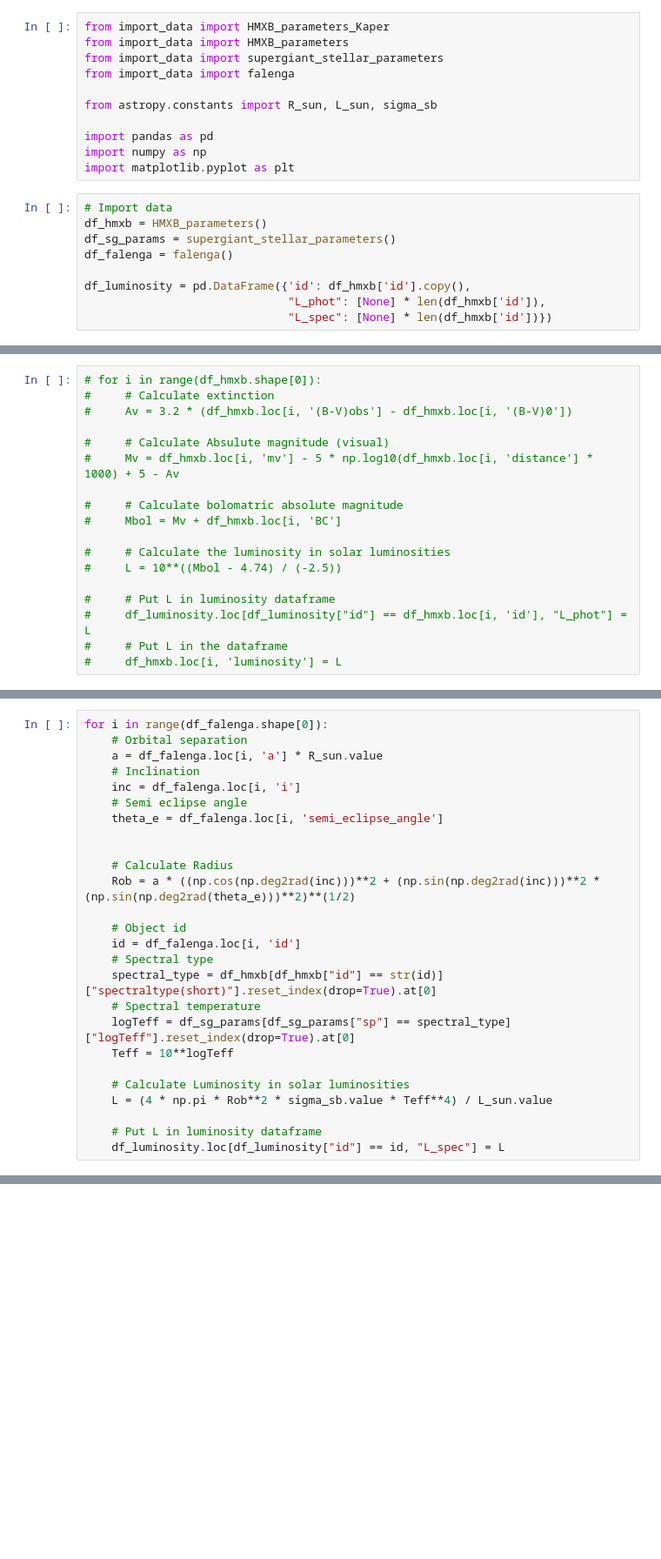
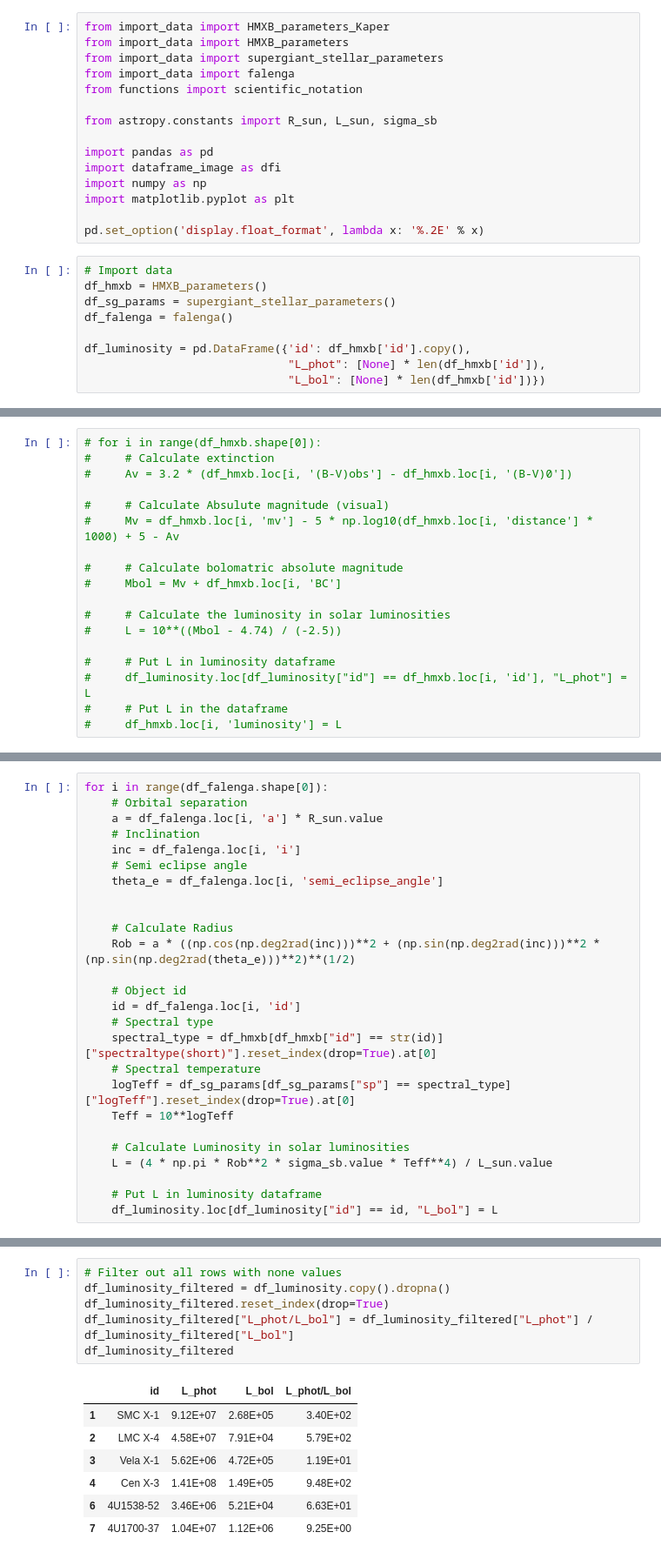
Before and after one commit to LvV210/MasterProject, a Jupyter notebook: luminosity.ipynb, the cells around one changed output, grey strips where cells are left out. Shown at 87% size. Saved outputs shown, nothing was run; the diff lists cells and outputs as text; blank space fills up the shorter version.

```diff
--- a/luminosity.ipynb
+++ b/luminosity.ipynb
@@ -5,12 +5,16 @@ from import_data import HMXB_parameters_Kaper
 from import_data import HMXB_parameters
 from import_data import supergiant_stellar_parameters
 from import_data import falenga
+from functions import scientific_notation
 
 from astropy.constants import R_sun, L_sun, sigma_sb
 
 import pandas as pd
+import dataframe_image as dfi
 import numpy as np
 import matplotlib.pyplot as plt
+
+pd.set_option('display.float_format', lambda x: '%.2E' % x)
 # %%
 # Import data
 df_hmxb = HMXB_parameters()
@@ -19,5 +23,5 @@ df_falenga = falenga()
 
 df_luminosity = pd.DataFrame({'id': df_hmxb['id'].copy(),
                               "L_phot": [None] * len(df_hmxb['id']),
-                              "L_spec": [None] * len(df_hmxb['id'])})
+                              "L_bol": [None] * len(df_hmxb['id'])})
 # %% [markdown]
@@ -94,4 +98,4 @@ for i in range(df_falenga.shape[0]):
     L = (4 * np.pi * Rob**2 * sigma_sb.value * Teff**4) / L_sun.value
 
     # Put L in luminosity dataframe
-    df_luminosity.loc[df_luminosity["id"] == id, "L_spec"] = L
+    df_luminosity.loc[df_luminosity["id"] == id, "L_bol"] = L
@@ -143,0 +137,14 @@ plt.show()
+# %%
+# Filter out all rows with none values
+df_luminosity_filtered = df_luminosity.copy().dropna()
+df_luminosity_filtered.reset_index(drop=True)
+df_luminosity_filtered["L_phot/L_bol"] = df_luminosity_filtered["L_phot"] / df_luminosity_filtered["L_bol"]
+df_luminosity_filtered
+# %% [output]
+|  | id | L_phot | L_bol | L_phot/L_bol |
+| 1 | SMC X-1 | 9.12E+07 | 2.68E+05 | 3.40E+02 |
+| 2 | LMC X-4 | 4.58E+07 | 7.91E+04 | 5.79E+02 |
+| 3 | Vela X-1 | 5.62E+06 | 4.72E+05 | 1.19E+01 |
+| 4 | Cen X-3 | 1.41E+08 | 1.49E+05 | 9.48E+02 |
+| 6 | 4U1538-52 | 3.46E+06 | 5.21E+04 | 6.63E+01 |
+| 7 | 4U1700-37 | 1.04E+07 | 1.12E+06 | 9.25E+00 |
```
Also changed, not shown: parts of 7 cells of this notebook, 2 other files.
